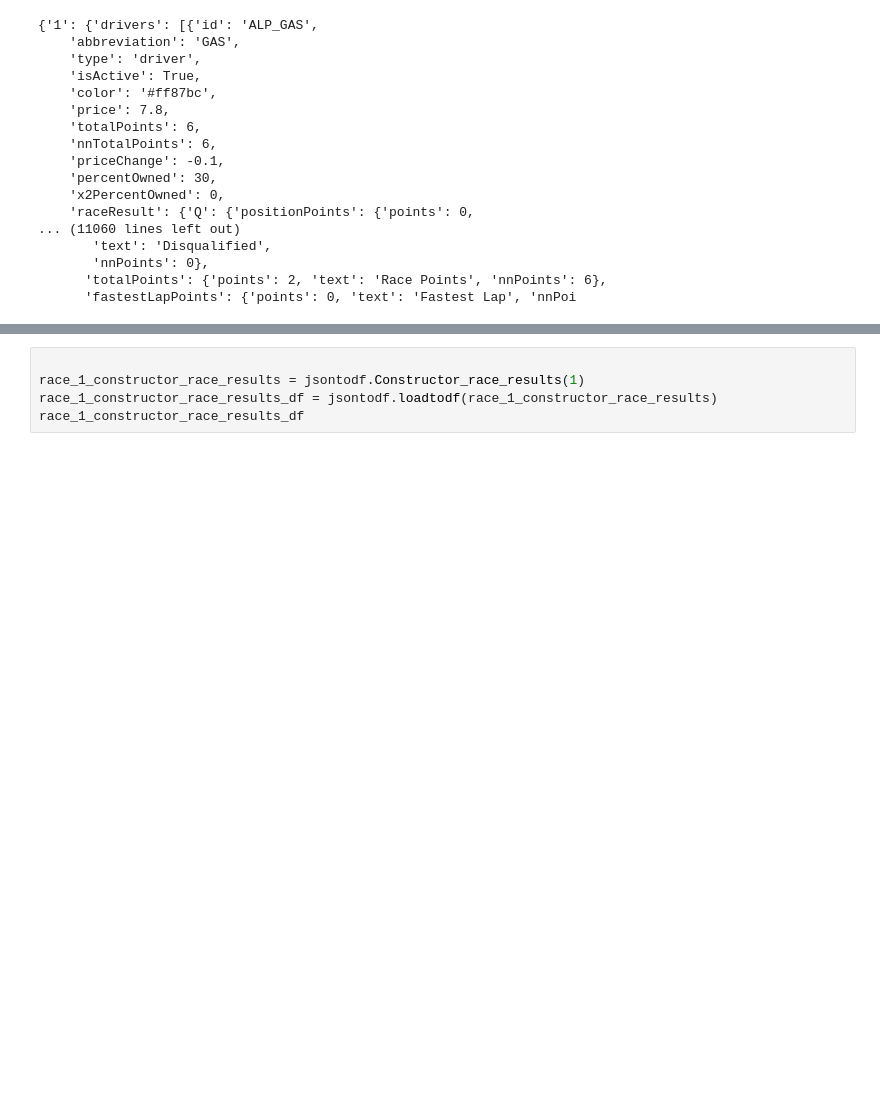
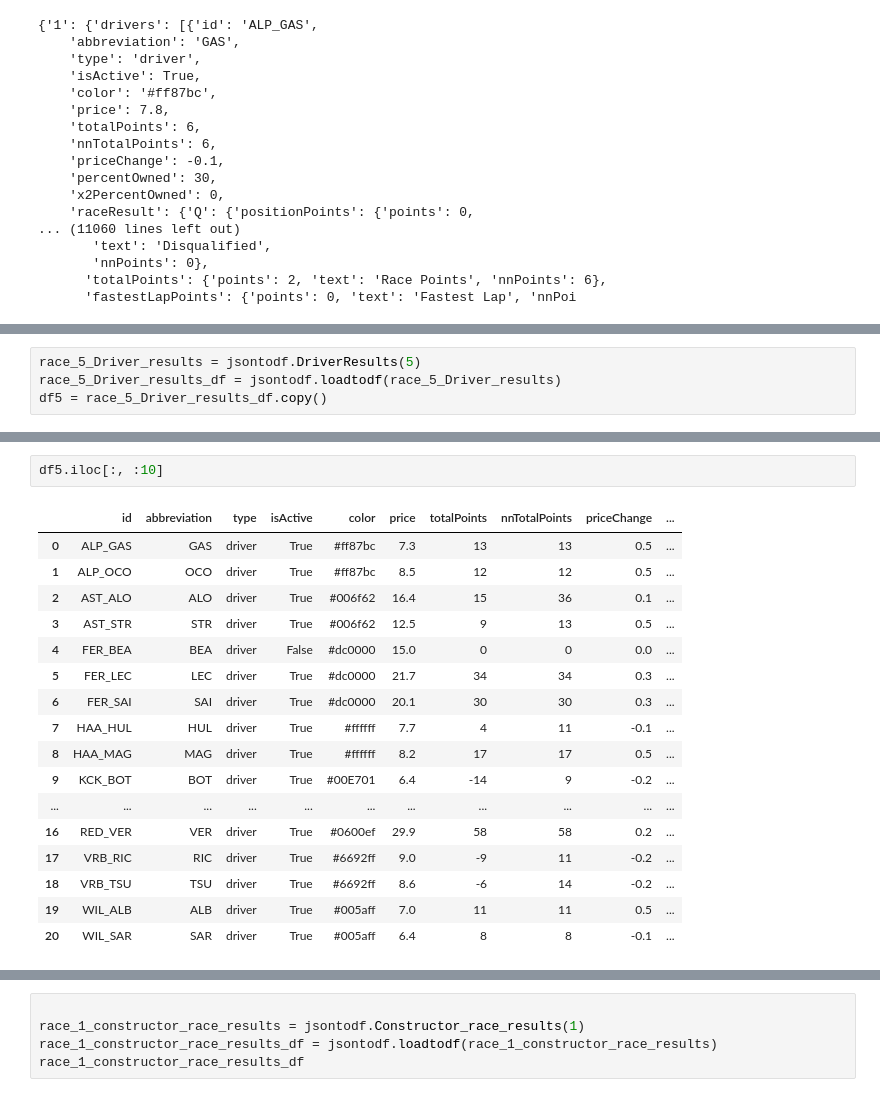
Before and after one commit to Buluma-Ke/F1-Fantasy-tool, a Jupyter notebook: transform.ipynb, the cells around one changed output, grey strips where cells are left out. Saved outputs shown, nothing was run; the diff lists cells and outputs as text; blank space fills up the shorter version.

```diff
--- a/transform.ipynb
+++ b/transform.ipynb
@@ -110,0 +295,4 @@ race_1_Driver_results_df
+# %%
+race_5_Driver_results = jsontodf.DriverResults(5)
+race_5_Driver_results_df = jsontodf.loadtodf(race_5_Driver_results)
+df5 = race_5_Driver_results_df.copy()
@@ -110,0 +317,20 @@ race_1_Driver_results_df
+# %%
+df5.iloc[:, :10]
+# %% [output]
+|  | id | abbreviation | type | isActive | color | price | totalPoints | nnTotalPoints | priceChange | ... |
+| 0 | ALP_GAS | GAS | driver | True | #ff87bc | 7.3 | 13 | 13 | 0.5 | ... |
+| 1 | ALP_OCO | OCO | driver | True | #ff87bc | 8.5 | 12 | 12 | 0.5 | ... |
+| 2 | AST_ALO | ALO | driver | True | #006f62 | 16.4 | 15 | 36 | 0.1 | ... |
+| 3 | AST_STR | STR | driver | True | #006f62 | 12.5 | 9 | 13 | 0.5 | ... |
+| 4 | FER_BEA | BEA | driver | False | #dc0000 | 15.0 | 0 | 0 | 0.0 | ... |
+| 5 | FER_LEC | LEC | driver | True | #dc0000 | 21.7 | 34 | 34 | 0.3 | ... |
+| 6 | FER_SAI | SAI | driver | True | #dc0000 | 20.1 | 30 | 30 | 0.3 | ... |
+| 7 | HAA_HUL | HUL | driver | True | #ffffff | 7.7 | 4 | 11 | -0.1 | ... |
+| 8 | HAA_MAG | MAG | driver | True | #ffffff | 8.2 | 17 | 17 | 0.5 | ... |
+| 9 | KCK_BOT | BOT | driver | True | #00E701 | 6.4 | -14 | 9 | -0.2 | ... |
+| ... | ... | ... | ... | ... | ... | ... | ... | ... | ... | ... |
+| 16 | RED_VER | VER | driver | True | #0600ef | 29.9 | 58 | 58 | 0.2 | ... |
+| 17 | VRB_RIC | RIC | driver | True | #6692ff | 9.0 | -9 | 11 | -0.2 | ... |
+| 18 | VRB_TSU | TSU | driver | True | #6692ff | 8.6 | -6 | 14 | -0.2 | ... |
+| 19 | WIL_ALB | ALB | driver | True | #005aff | 7.0 | 11 | 11 | 0.5 | ... |
+| 20 | WIL_SAR | SAR | driver | True | #005aff | 6.4 | 8 | 8 | -0.1 | ... |
```
Also changed, not shown: parts of 23 cells of this notebook, 6 other files.
